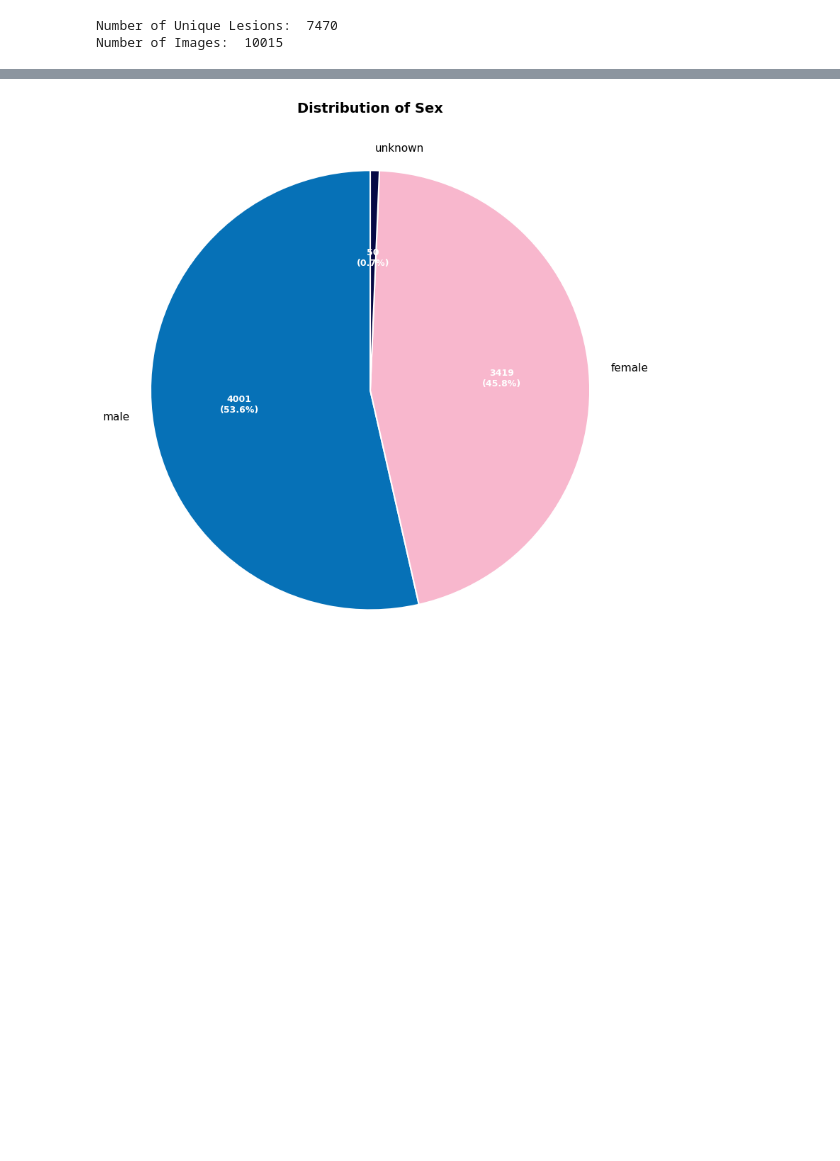
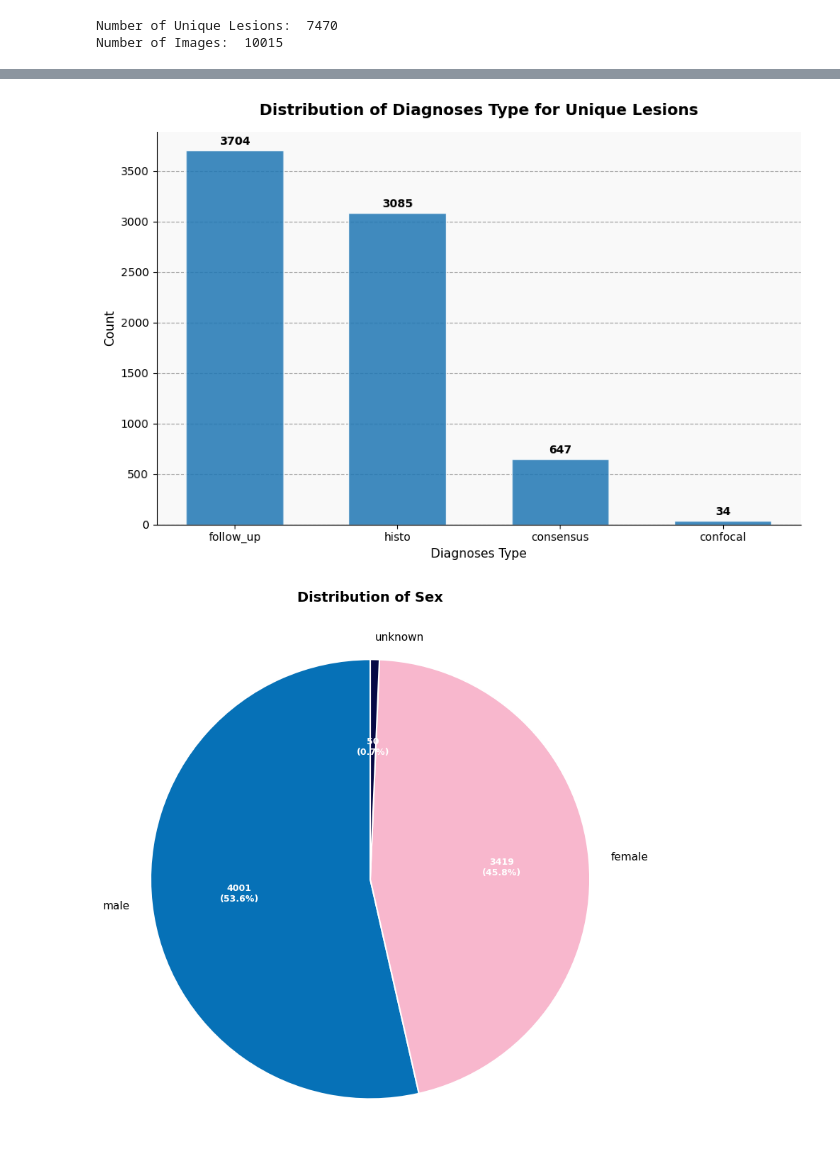
Before and after one commit to scottbwinner/DL-skin-cancer, a Jupyter notebook: notebooks/data-exploration.ipynb, the cells around one changed output, grey strips where cells are left out. Cells and saved outputs as stored; diff of their text form; code cells hidden in the pictures; blank space fills up the shorter version.

```diff
--- a/notebooks/data-exploration.ipynb
+++ b/notebooks/data-exploration.ipynb
@@ -91,3 +91,9 @@ NameError: name 'unique_lesion_df' is not defined
+# %%
+counts = unique_lesion_df['dx_type'].value_counts()
+
+bar_graph(counts, 'Distribution of Diagnoses Type for Unique Lesions', 'Diagnoses Type', 'Count')
+# %% [output]
+[figure, added]
 # %%
 counts = unique_lesion_df['sex'].value_counts()
 total = counts.sum()
```
Also changed, not shown: parts of 5 cells of this notebook, 1 other file.
